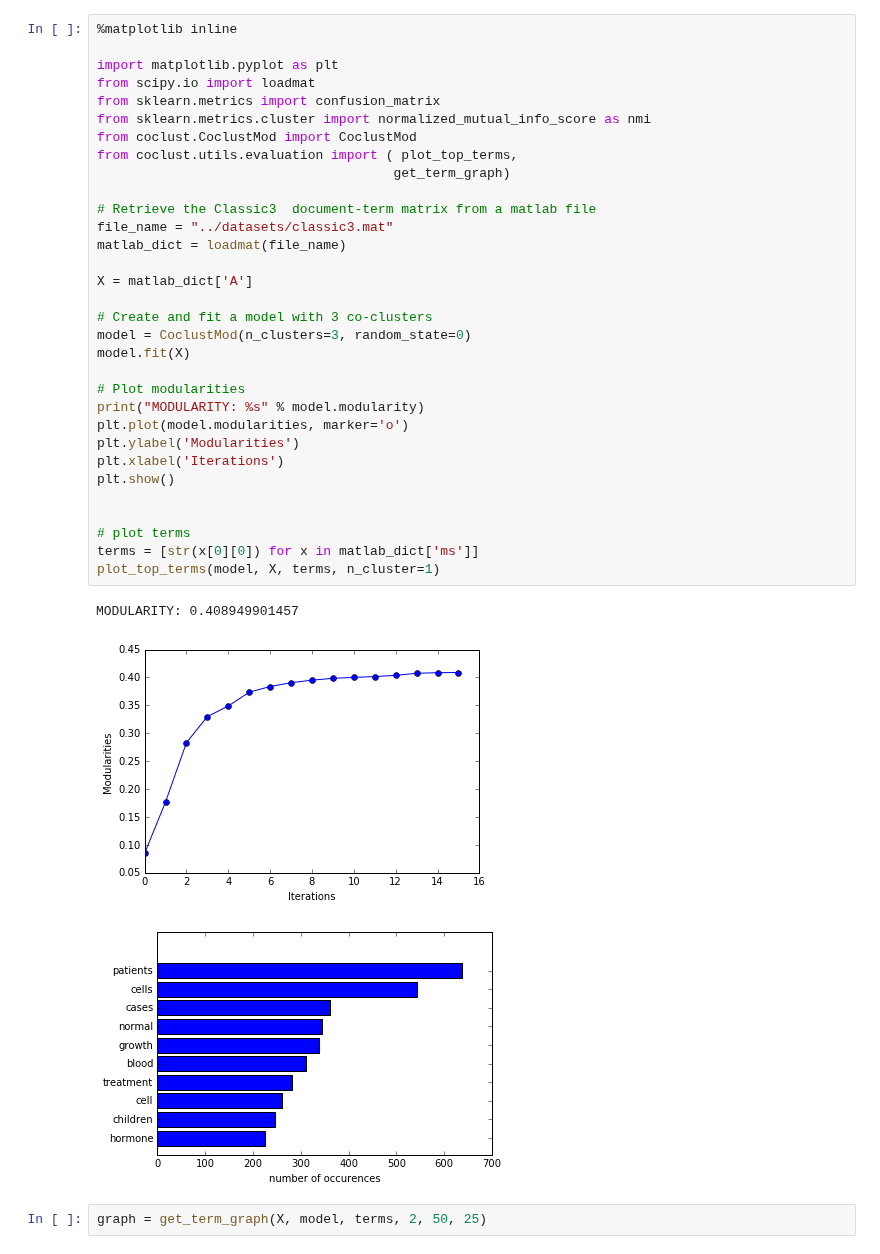
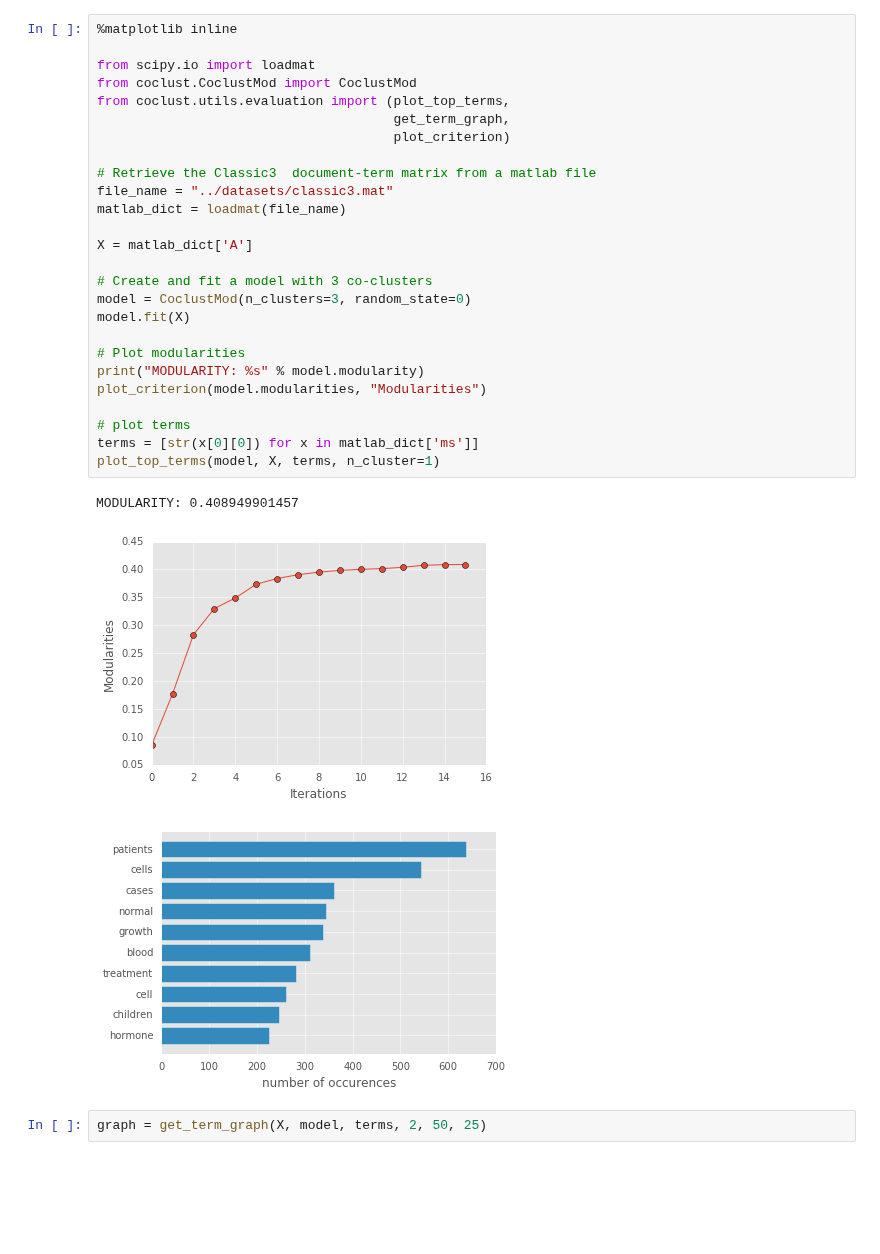
Before and after one commit to franrole/cclust_package, a Jupyter notebook: demo/demo-coclustmod.ipynb, the cells around one changed output. Drawn from its saved outputs; the diff is of its cells as text; blank space fills up the shorter version.

```diff
--- a/demo/demo-coclustmod.ipynb
+++ b/demo/demo-coclustmod.ipynb
@@ -1,39 +1,33 @@
 # %%
 %matplotlib inline
 
-import matplotlib.pyplot as plt
 from scipy.io import loadmat
-from sklearn.metrics import confusion_matrix
-from sklearn.metrics.cluster import normalized_mutual_info_score as nmi
 from coclust.CoclustMod import CoclustMod
-from coclust.utils.evaluation import ( plot_top_terms,
-                                      get_term_graph)
+from coclust.utils.evaluation import (plot_top_terms,
+                                      get_term_graph,
+                                      plot_criterion)
 
 # Retrieve the Classic3  document-term matrix from a matlab file
 file_name = "../datasets/classic3.mat"
 matlab_dict = loadmat(file_name)
 
 X = matlab_dict['A']
 
 # Create and fit a model with 3 co-clusters
 model = CoclustMod(n_clusters=3, random_state=0)
 model.fit(X)
 
 # Plot modularities
 print("MODULARITY: %s" % model.modularity)
-plt.plot(model.modularities, marker='o')
-plt.ylabel('Modularities')
-plt.xlabel('Iterations')
-plt.show()
-
+plot_criterion(model.modularities, "Modularities")
 
 # plot terms
 terms = [str(x[0][0]) for x in matlab_dict['ms']]
 plot_top_terms(model, X, terms, n_cluster=1)
 # %% [output]
 MODULARITY: 0.408949901457
-[figure, old version]
+[figure, new version]
-[figure, old version]
+[figure, new version]
 # %%
 graph = get_term_graph(X, model, terms, 2, 50, 25)
 # %%
```
Also changed, not shown: 5 other files.
